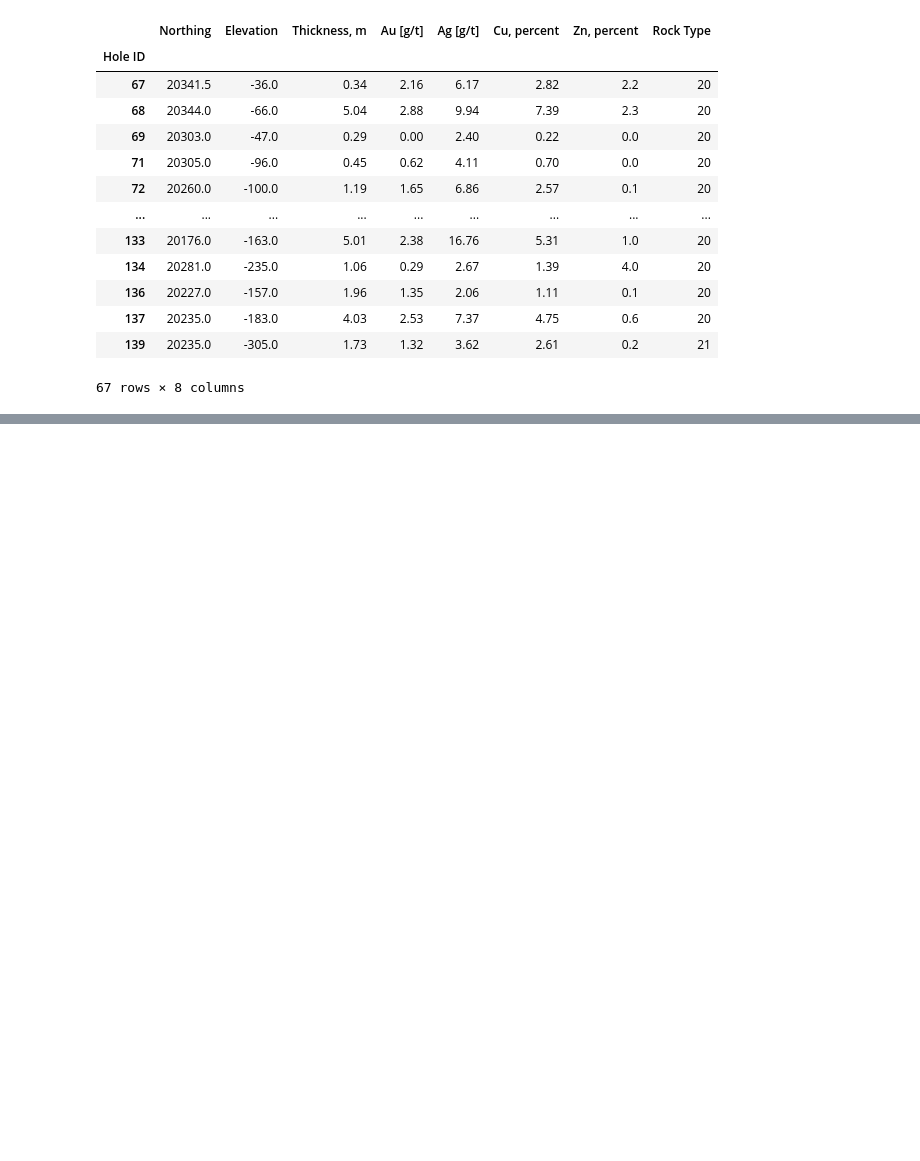
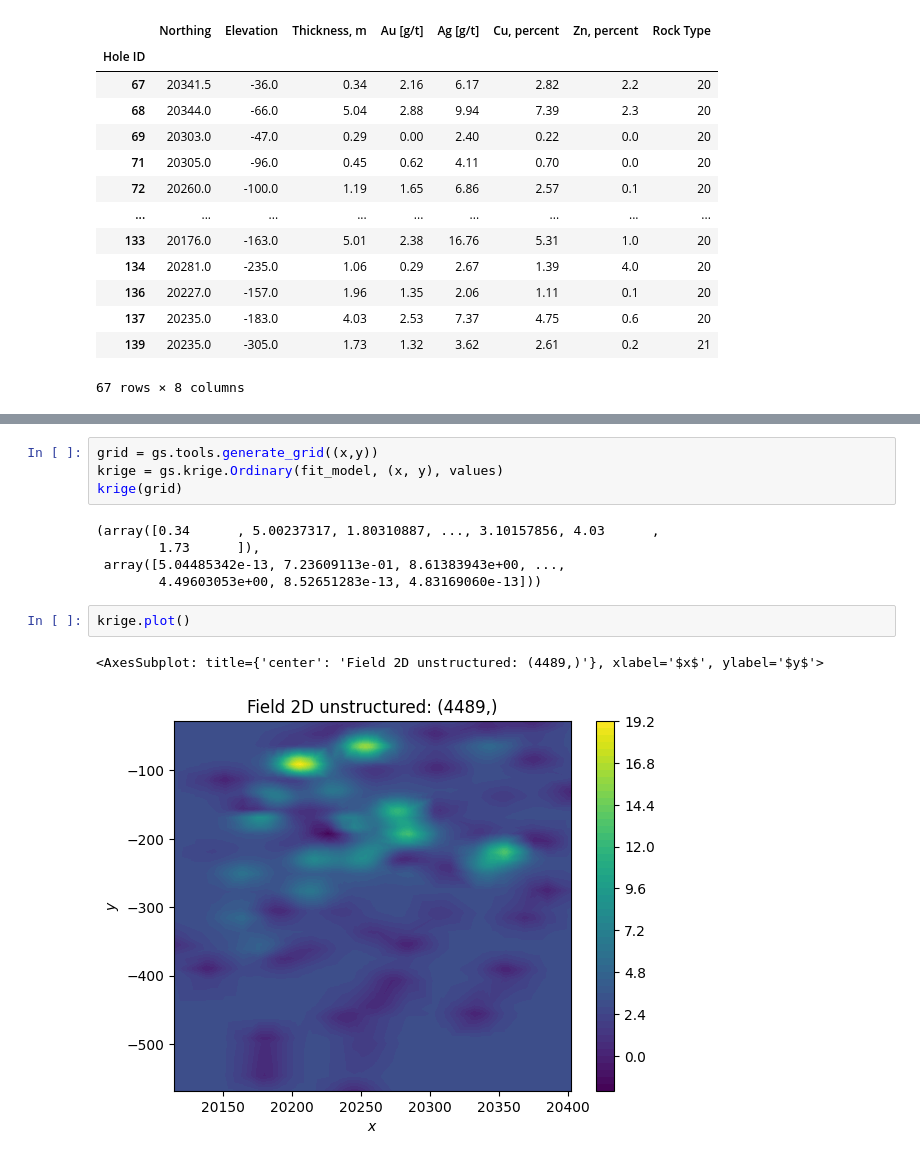
Before and after one commit to AtilaSaraiva/learning_variogram_and_stuff, a Jupyter notebook: src/Assignment 7.ipynb, the cells around one changed output, grey strips where cells are left out. Saved outputs shown, nothing was run; the diff lists cells and outputs as text; blank space fills up the shorter version.

```diff
--- a/src/Assignment 7.ipynb
+++ b/src/Assignment 7.ipynb
@@ -26,0 +123,14 @@ data.scatter(x=["Elevation"], y)
+# %%
+grid = gs.tools.generate_grid((x,y))
+krige = gs.krige.Ordinary(fit_model, (x, y), values)
+krige(grid)
+# %% [output]
+(array([0.34      , 5.00237317, 1.80310887, ..., 3.10157856, 4.03      ,
+        1.73      ]),
+ array([5.04485342e-13, 7.23609113e-01, 8.61383943e+00, ...,
+        4.49603053e+00, 8.52651283e-13, 4.83169060e-13]))
+# %%
+krige.plot()
+# %% [output]
+<AxesSubplot: title={'center': 'Field 2D unstructured: (4489,)'}, xlabel='$x$', ylabel='$y$'>
+[figure, added]
```
Also changed, not shown: parts of 11 cells of this notebook, 1 other file.
